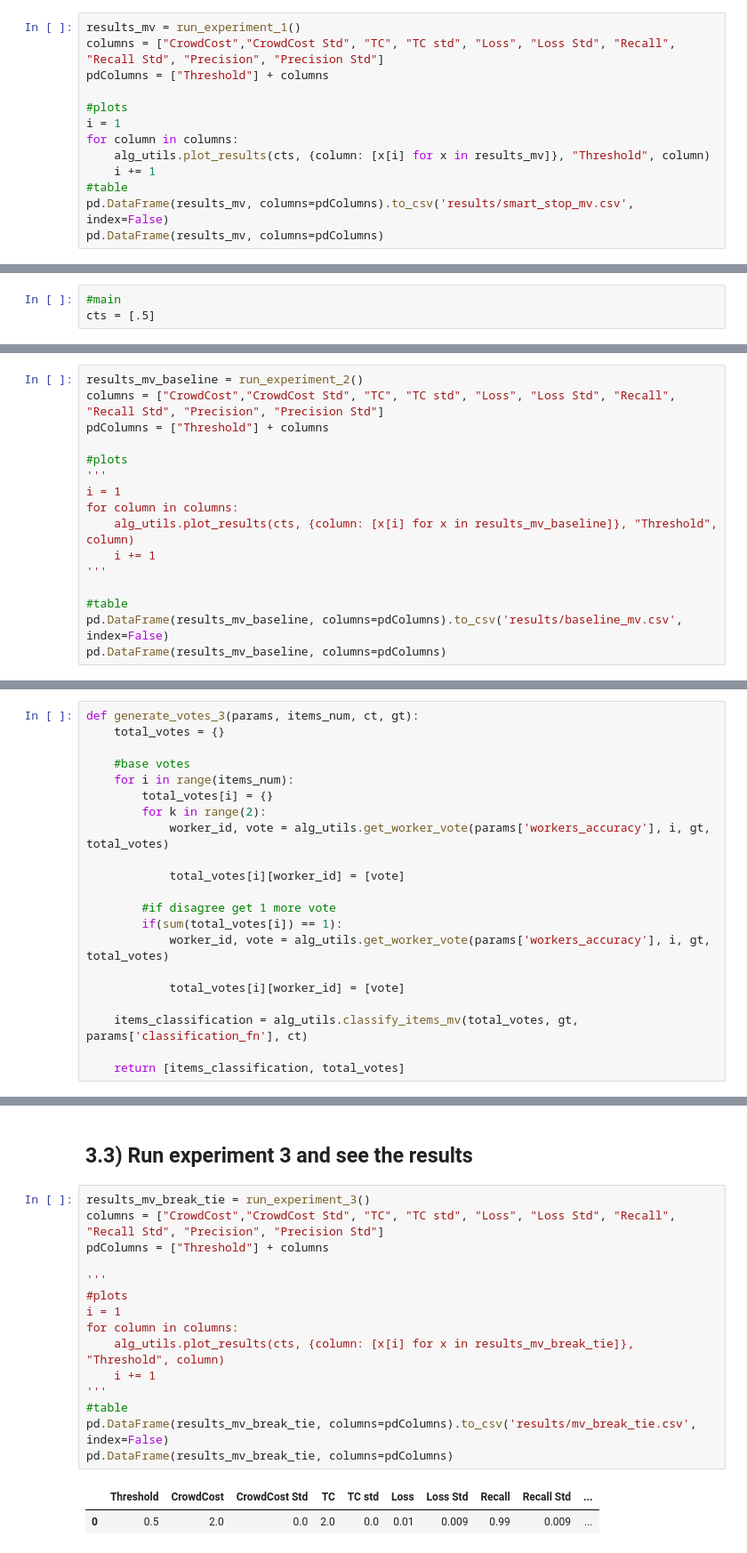
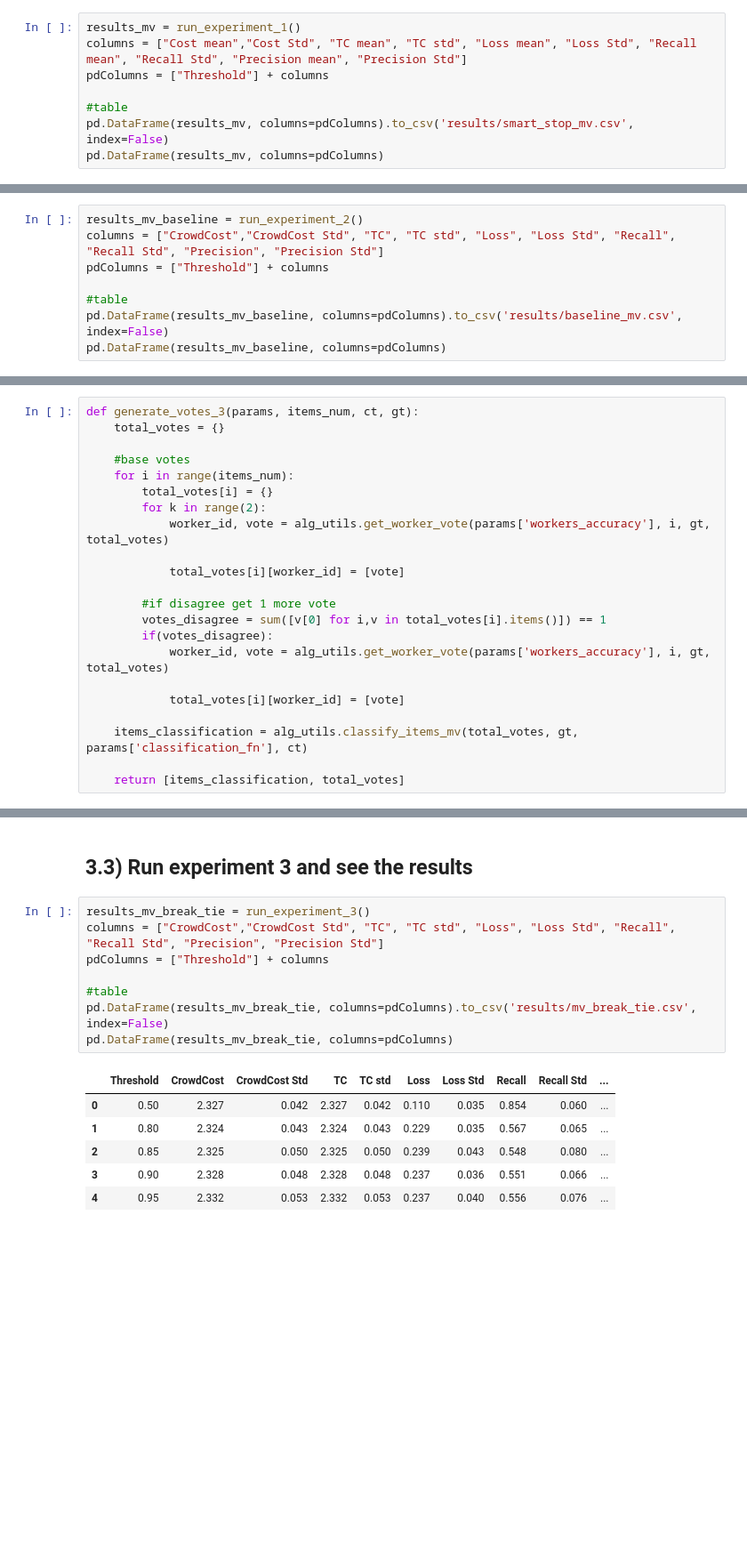
Before and after one commit to pmaglione/classification_model, a Jupyter notebook: main_algorithm_with_experiments.ipynb, the cells around one changed output, grey strips where cells are left out. Shown: that part at 89% size. Cells and saved outputs as stored; diff of their text form; blank space fills up the shorter version.

```diff
--- a/main_algorithm_with_experiments.ipynb
+++ b/main_algorithm_with_experiments.ipynb
@@ -302,14 +308,9 @@ cts = [.7, .75, .8, .85, .9, .95] #classification thresholds
 ## 1.3) Run experiment 1 and see the results
 # %%
 results_mv = run_experiment_1()
-columns = ["CrowdCost","CrowdCost Std", "TC", "TC std", "Loss", "Loss Std", "Recall", "Recall Std", "Precision", "Precision Std"]
+columns = ["Cost mean","Cost Std", "TC mean", "TC std", "Loss mean", "Loss Std", "Recall mean", "Recall Std", "Precision mean", "Precision Std"]
 pdColumns = ["Threshold"] + columns
 
-#plots
-i = 1
-for column in columns:
-    alg_utils.plot_results(cts, {column: [x[i] for x in results_mv]}, "Threshold", column)
-    i += 1
 #table
 pd.DataFrame(results_mv, columns=pdColumns).to_csv('results/smart_stop_mv.csv', index=False)
 pd.DataFrame(results_mv, columns=pdColumns)
@@ -425,9 +415,6 @@ def run_experiment_2():
 ## 2.2) Set hyperparameters
 # %% [markdown]
 Set the baseline classification threshold to .5 and the votes per item to 3
-# %%
-#main
-cts = [.5]
 # %% [markdown]
 ## 2.3) Run experiment 2 and see the results
 # %%
@@ -435,14 +422,6 @@ results_mv_baseline = run_experiment_2()
 columns = ["CrowdCost","CrowdCost Std", "TC", "TC std", "Loss", "Loss Std", "Recall", "Recall Std", "Precision", "Precision Std"]
 pdColumns = ["Threshold"] + columns
 
-#plots
-'''
-i = 1
-for column in columns:
-    alg_utils.plot_results(cts, {column: [x[i] for x in results_mv_baseline]}, "Threshold", column)
-    i += 1
-'''
-
 #table
 pd.DataFrame(results_mv_baseline, columns=pdColumns).to_csv('results/baseline_mv.csv', index=False)
 pd.DataFrame(results_mv_baseline, columns=pdColumns)
@@ -480,7 +463,8 @@ def generate_votes_3(params, items_num, ct, gt):
             total_votes[i][worker_id] = [vote]
 
         #if disagree get 1 more vote
-        if(sum(total_votes[i]) == 1):
+        votes_disagree = sum([v[0] for i,v in total_votes[i].items()]) == 1
+        if(votes_disagree):
             worker_id, vote = alg_utils.get_worker_vote(params['workers_accuracy'], i, gt, total_votes)
 
             total_votes[i][worker_id] = [vote]
@@ -559,18 +543,15 @@ As baseline MV it uses MV and a classification threshold of .5
 # %%
 results_mv_break_tie = run_experiment_3()
 columns = ["CrowdCost","CrowdCost Std", "TC", "TC std", "Loss", "Loss Std", "Recall", "Recall Std", "Precision", "Precision Std"]
 pdColumns = ["Threshold"] + columns
 
-'''
-#plots
-i = 1
-for column in columns:
-    alg_utils.plot_results(cts, {column: [x[i] for x in results_mv_break_tie]}, "Threshold", column)
-    i += 1
-'''
 #table
 pd.DataFrame(results_mv_break_tie, columns=pdColumns).to_csv('results/mv_break_tie.csv', index=False)
 pd.DataFrame(results_mv_break_tie, columns=pdColumns)
 # %% [output]
 |  | Threshold | CrowdCost | CrowdCost Std | TC | TC std | Loss | Loss Std | Recall | Recall Std | ... |
-| 0 | 0.5 | 2.0 | 0.0 | 2.0 | 0.0 | 0.01 | 0.009 | 0.99 | 0.009 | ... |
+| 0 | 0.50 | 2.327 | 0.042 | 2.327 | 0.042 | 0.110 | 0.035 | 0.854 | 0.060 | ... |
+| 1 | 0.80 | 2.324 | 0.043 | 2.324 | 0.043 | 0.229 | 0.035 | 0.567 | 0.065 | ... |
+| 2 | 0.85 | 2.325 | 0.050 | 2.325 | 0.050 | 0.239 | 0.043 | 0.548 | 0.080 | ... |
+| 3 | 0.90 | 2.328 | 0.048 | 2.328 | 0.048 | 0.237 | 0.036 | 0.551 | 0.066 | ... |
+| 4 | 0.95 | 2.332 | 0.053 | 2.332 | 0.053 | 0.237 | 0.040 | 0.556 | 0.076 | ... |
```
Also changed, not shown: parts of 6 cells of this notebook, 4 other files.
